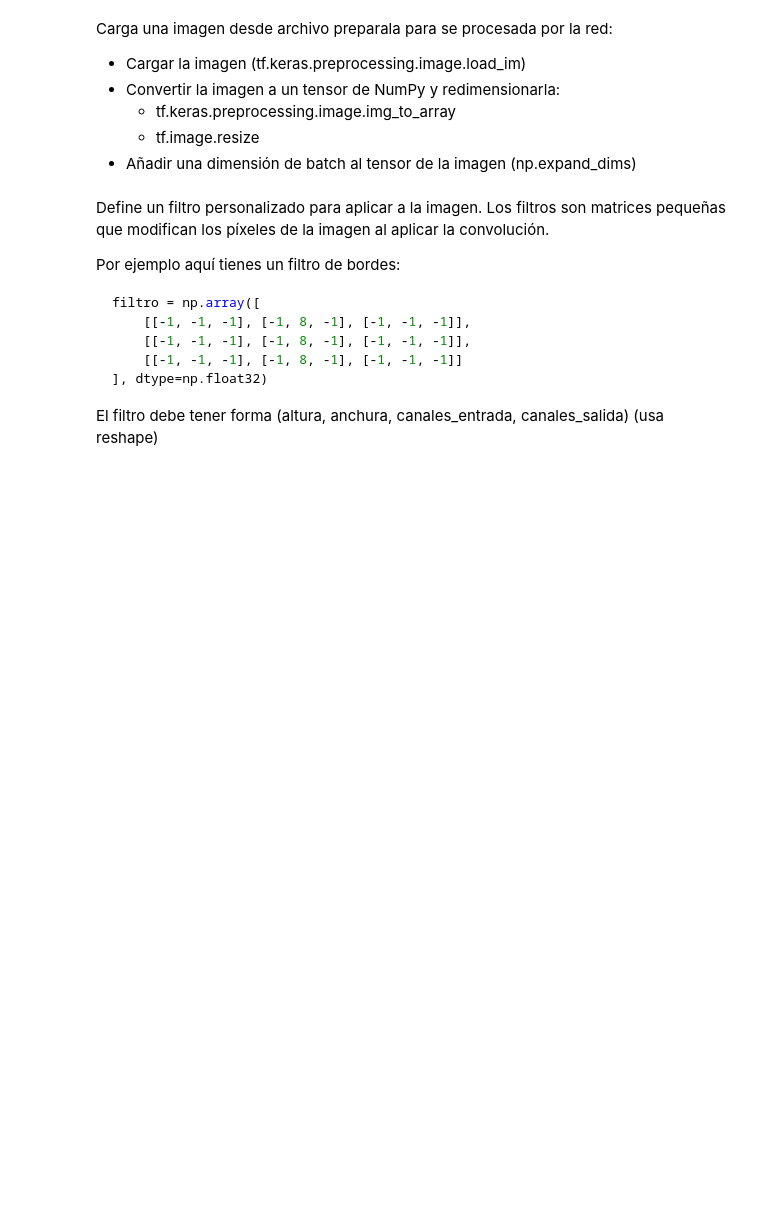
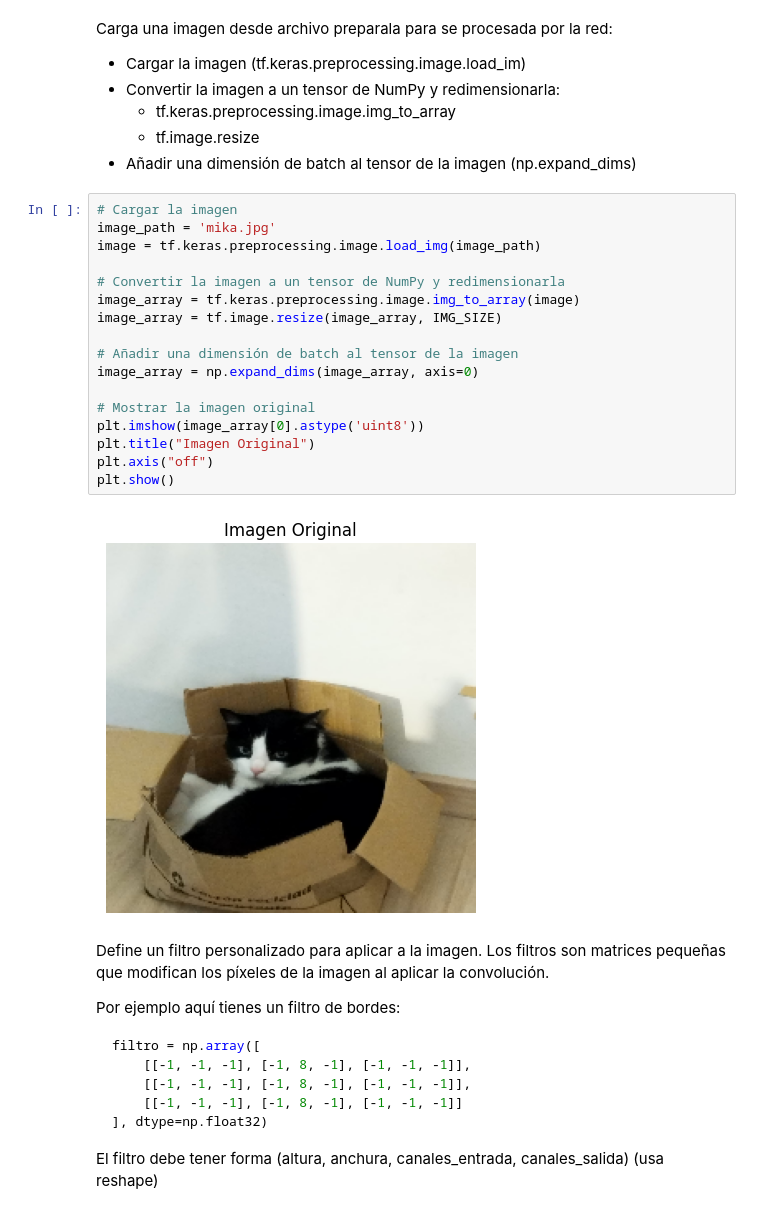
Before and after one commit to iruneguinea9/SAPA, a Jupyter notebook: Aprendizaje no supervisado/5_3/5_3Ejercicios.ipynb, the cells around one changed output. Saved outputs shown, nothing was run; the diff lists cells and outputs as text; blank space fills up the shorter version.

```diff
--- a/Aprendizaje no supervisado/5_3/5_3Ejercicios.ipynb
+++ b/Aprendizaje no supervisado/5_3/5_3Ejercicios.ipynb
@@ -500,6 +510,25 @@ Carga una imagen desde archivo preparala para se procesada por la red:
     * tf.keras.preprocessing.image.img_to_array
     * tf.image.resize
 * Añadir una dimensión de batch al tensor de la imagen (np.expand_dims)
+# %%
+# Cargar la imagen
+image_path = 'mika.jpg'
+image = tf.keras.preprocessing.image.load_img(image_path)
+
+# Convertir la imagen a un tensor de NumPy y redimensionarla
+image_array = tf.keras.preprocessing.image.img_to_array(image)
+image_array = tf.image.resize(image_array, IMG_SIZE)
+
+# Añadir una dimensión de batch al tensor de la imagen
+image_array = np.expand_dims(image_array, axis=0)
+
+# Mostrar la imagen original
+plt.imshow(image_array[0].astype('uint8'))
+plt.title("Imagen Original")
+plt.axis("off")
+plt.show()
+# %% [output]
+[figure, added]
 # %% [markdown]
 Define un filtro personalizado para aplicar a la imagen. Los filtros son matrices pequeñas que modifican los píxeles de la imagen al aplicar la convolución.
 
```
Also changed, not shown: parts of 7 cells of this notebook, 1 other file.
